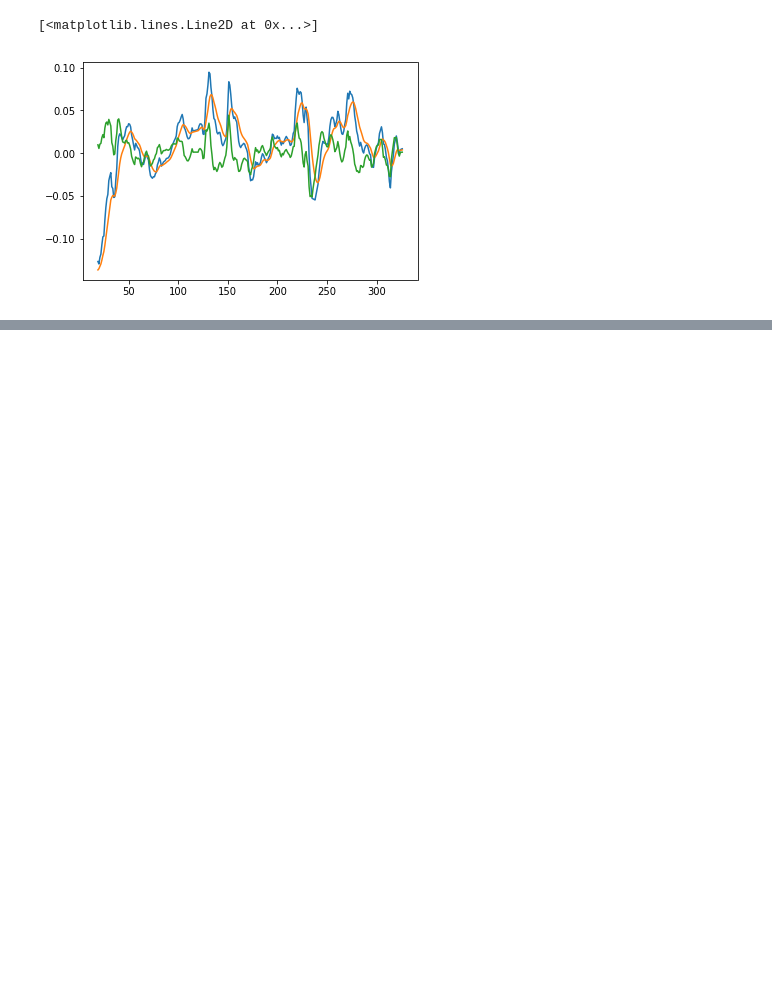
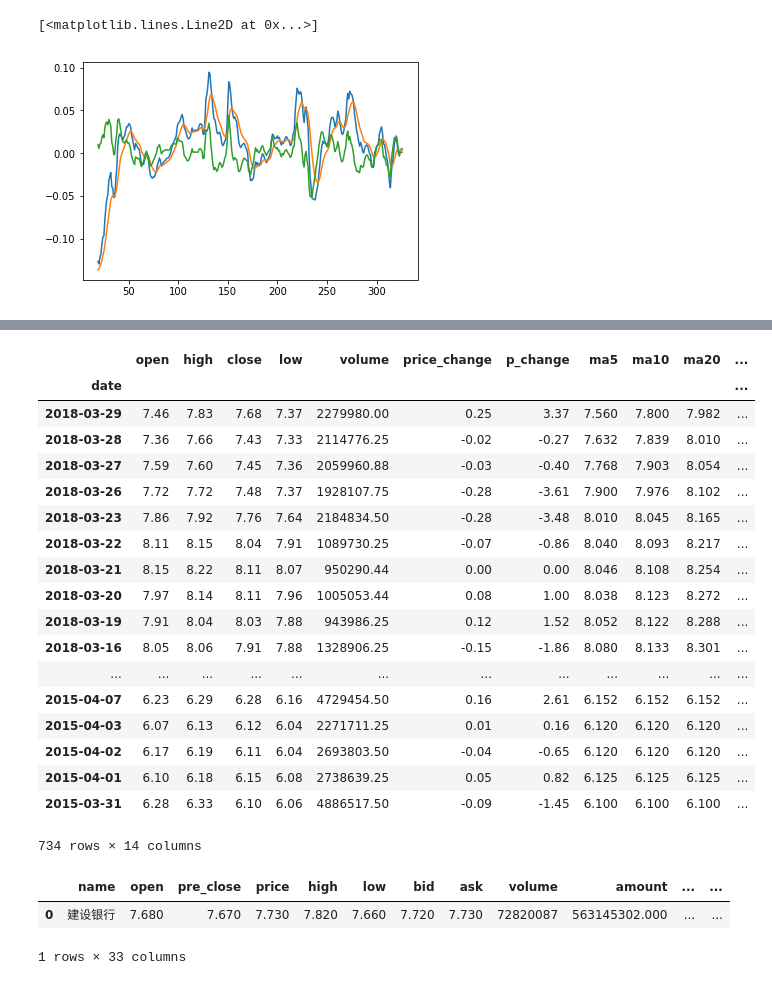
Before and after one commit to lxj0276/huanshuo, a Jupyter notebook: 量化投资/talib使用.ipynb, the cells around one changed output, grey strips where cells are left out. Cells and saved outputs as stored; diff of their text form; code cells hidden in the pictures; blank space fills up the shorter version.

```diff
--- a/量化投资/talib使用.ipynb
+++ b/量化投资/talib使用.ipynb
@@ -88,0 +121,28 @@ plt.plot(df['MA10_talib'])
+# %%
+ts.get_hist_data('601939')
+# %% [output]
+|  | open | high | close | low | volume | price_change | p_change | ma5 | ma10 | ma20 | ... |
+| date |  |  |  |  |  |  |  |  |  |  | ... |
+| 2018-03-29 | 7.46 | 7.83 | 7.68 | 7.37 | 2279980.00 | 0.25 | 3.37 | 7.560 | 7.800 | 7.982 | ... |
+| 2018-03-28 | 7.36 | 7.66 | 7.43 | 7.33 | 2114776.25 | -0.02 | -0.27 | 7.632 | 7.839 | 8.010 | ... |
+| 2018-03-27 | 7.59 | 7.60 | 7.45 | 7.36 | 2059960.88 | -0.03 | -0.40 | 7.768 | 7.903 | 8.054 | ... |
+| 2018-03-26 | 7.72 | 7.72 | 7.48 | 7.37 | 1928107.75 | -0.28 | -3.61 | 7.900 | 7.976 | 8.102 | ... |
+| 2018-03-23 | 7.86 | 7.92 | 7.76 | 7.64 | 2184834.50 | -0.28 | -3.48 | 8.010 | 8.045 | 8.165 | ... |
+| 2018-03-22 | 8.11 | 8.15 | 8.04 | 7.91 | 1089730.25 | -0.07 | -0.86 | 8.040 | 8.093 | 8.217 | ... |
+| 2018-03-21 | 8.15 | 8.22 | 8.11 | 8.07 | 950290.44 | 0.00 | 0.00 | 8.046 | 8.108 | 8.254 | ... |
+| 2018-03-20 | 7.97 | 8.14 | 8.11 | 7.96 | 1005053.44 | 0.08 | 1.00 | 8.038 | 8.123 | 8.272 | ... |
+| 2018-03-19 | 7.91 | 8.04 | 8.03 | 7.88 | 943986.25 | 0.12 | 1.52 | 8.052 | 8.122 | 8.288 | ... |
+| 2018-03-16 | 8.05 | 8.06 | 7.91 | 7.88 | 1328906.25 | -0.15 | -1.86 | 8.080 | 8.133 | 8.301 | ... |
+| ... | ... | ... | ... | ... | ... | ... | ... | ... | ... | ... | ... |
+| 2015-04-07 | 6.23 | 6.29 | 6.28 | 6.16 | 4729454.50 | 0.16 | 2.61 | 6.152 | 6.152 | 6.152 | ... |
+| 2015-04-03 | 6.07 | 6.13 | 6.12 | 6.04 | 2271711.25 | 0.01 | 0.16 | 6.120 | 6.120 | 6.120 | ... |
+| 2015-04-02 | 6.17 | 6.19 | 6.11 | 6.04 | 2693803.50 | -0.04 | -0.65 | 6.120 | 6.120 | 6.120 | ... |
+| 2015-04-01 | 6.10 | 6.18 | 6.15 | 6.08 | 2738639.25 | 0.05 | 0.82 | 6.125 | 6.125 | 6.125 | ... |
+| 2015-03-31 | 6.28 | 6.33 | 6.10 | 6.06 | 4886517.50 | -0.09 | -1.45 | 6.100 | 6.100 | 6.100 | ... |
+734 rows × 14 columns
+# %%
+ts.get_realtime_quotes('601939')
+# %% [output]
+|  | name | open | pre_close | price | high | low | bid | ask | volume | amount | ... | ... |
+| 0 | 建设银行 | 7.680 | 7.670 | 7.730 | 7.820 | 7.660 | 7.720 | 7.730 | 72820087 | 563145302.000 | ... | ... |
+1 rows × 33 columns
```
Also changed, not shown: parts of 3 cells of this notebook.
